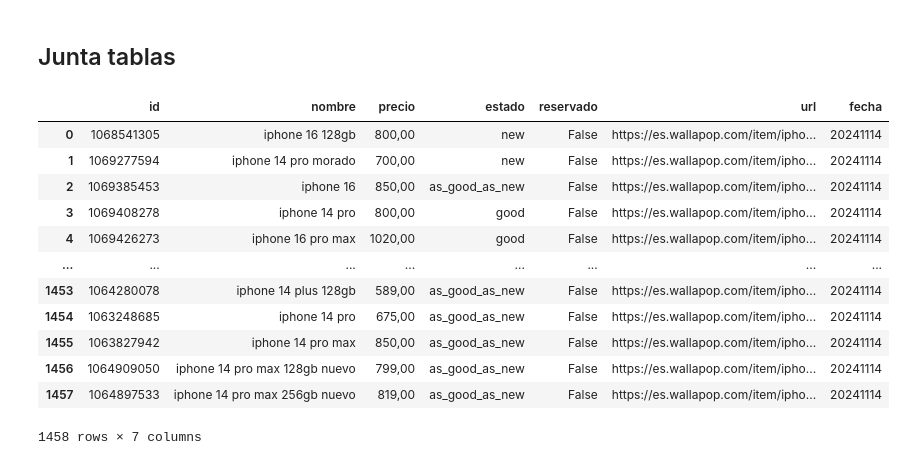
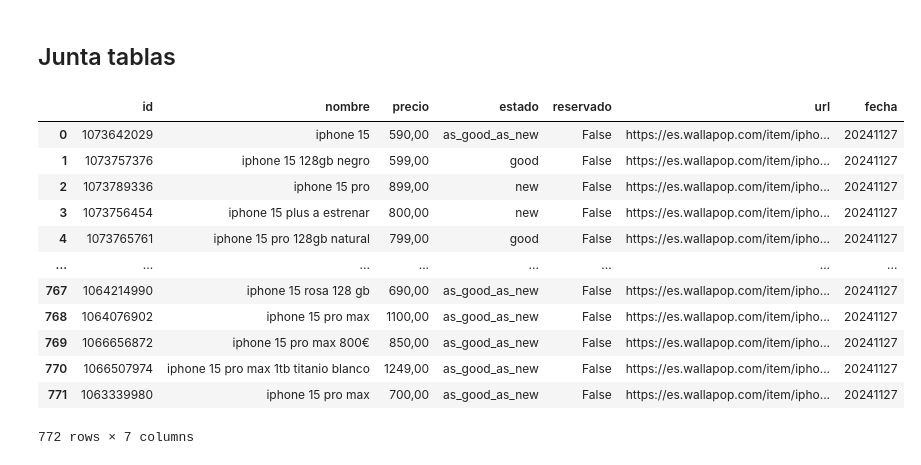
Before and after one commit to jogarman/wallapop_scrapping, a Jupyter notebook: 02_join_tables.ipynb, the cells around one changed output. Saved outputs shown, nothing was run; the diff lists cells and outputs as text; code cells hidden in the pictures.

```diff
--- a/02_join_tables.ipynb
+++ b/02_join_tables.ipynb
@@ -23,46 +24,47 @@ def read_and_join_csvs_by_date(fecha, folder_path='1_datos_raw'):
     files = os.listdir(folder_path)
 
     # Filtrar los archivos que comienzan con la fecha proporcionada
     csv_files = [f for f in files if f.startswith(fecha) and f.endswith('.csv')]
 
     # Verificar que haya más de un archivo para realizar el join
     if len(csv_files) > 1:
         # Leer los archivos con la misma fecha y añadir la columna "fecha"
         dfs = []
         for f in csv_files:
             df = pd.read_csv(os.path.join(folder_path, f))
             df['fecha'] =(fecha)  # Añadir la columna con la fecha
             dfs.append(df)
 
         # Hacer un join de todos los DataFrames de esa fecha usando outer join
         merged_df = dfs[0]
         for df in dfs[1:]:
             merged_df = merged_df.merge(df, how='outer')  # Outer join para añadir registros no coincidentes
 
         return merged_df
     else:
         print(f"No se encontraron suficientes archivos con la fecha {fecha} para hacer un join.")
         return None
 
 # Uso de la función
-fecha = '20241114'  # Fecha en formato 'yyyymmdd'
+fecha = datetime.now().strftime("%Y%m%d")
+#fecha = '20241114'  # Fecha en formato 'yyyymmdd'
 df = read_and_join_csvs_by_date(fecha)
 del df['Unnamed: 0']
 df
 # %% [output]
 |  | id | nombre | precio | estado | reservado | url | fecha |
-| 0 | 1068541305 | iphone 16 128gb | 800,00 | new | False | https://es.wallapop.com/item/ipho... | 20241114 |
-| 1 | 1069277594 | iphone 14 pro morado | 700,00 | new | False | https://es.wallapop.com/item/ipho... | 20241114 |
-| 2 | 1069385453 | iphone 16 | 850,00 | as_good_as_new | False | https://es.wallapop.com/item/ipho... | 20241114 |
-| 3 | 1069408278 | iphone 14 pro | 800,00 | good | False | https://es.wallapop.com/item/ipho... | 20241114 |
-| 4 | 1069426273 | iphone 16 pro max | 1020,00 | good | False | https://es.wallapop.com/item/ipho... | 20241114 |
+| 0 | 1073642029 | iphone 15 | 590,00 | as_good_as_new | False | https://es.wallapop.com/item/ipho... | 20241127 |
+| 1 | 1073757376 | iphone 15 128gb negro | 599,00 | good | False | https://es.wallapop.com/item/ipho... | 20241127 |
+| 2 | 1073789336 | iphone 15 pro | 899,00 | new | False | https://es.wallapop.com/item/ipho... | 20241127 |
+| 3 | 1073756454 | iphone 15 plus a estrenar | 800,00 | new | False | https://es.wallapop.com/item/ipho... | 20241127 |
+| 4 | 1073765761 | iphone 15 pro 128gb natural | 799,00 | good | False | https://es.wallapop.com/item/ipho... | 20241127 |
 | ... | ... | ... | ... | ... | ... | ... | ... |
-| 1453 | 1064280078 | iphone 14 plus 128gb | 589,00 | as_good_as_new | False | https://es.wallapop.com/item/ipho... | 20241114 |
-| 1454 | 1063248685 | iphone 14 pro | 675,00 | as_good_as_new | False | https://es.wallapop.com/item/ipho... | 20241114 |
-| 1455 | 1063827942 | iphone 14 pro max | 850,00 | as_good_as_new | False | https://es.wallapop.com/item/ipho... | 20241114 |
-| 1456 | 1064909050 | iphone 14 pro max 128gb nuevo | 799,00 | as_good_as_new | False | https://es.wallapop.com/item/ipho... | 20241114 |
-| 1457 | 1064897533 | iphone 14 pro max 256gb nuevo | 819,00 | as_good_as_new | False | https://es.wallapop.com/item/ipho... | 20241114 |
+| 767 | 1064214990 | iphone 15 rosa 128 gb | 690,00 | as_good_as_new | False | https://es.wallapop.com/item/ipho... | 20241127 |
+| 768 | 1064076902 | iphone 15 pro max | 1100,00 | as_good_as_new | False | https://es.wallapop.com/item/ipho... | 20241127 |
+| 769 | 1066656872 | iphone 15 pro max 800€ | 850,00 | as_good_as_new | False | https://es.wallapop.com/item/ipho... | 20241127 |
+| 770 | 1066507974 | iphone 15 pro max 1tb titanio blanco | 1249,00 | as_good_as_new | False | https://es.wallapop.com/item/ipho... | 20241127 |
+| 771 | 1063339980 | iphone 15 pro max | 700,00 | as_good_as_new | False | https://es.wallapop.com/item/ipho... | 20241127 |
-1458 rows × 7 columns
+772 rows × 7 columns
 # %%
 # Creo una columna en la que pongo que iphone es (14, 15 o 16..) y que tipo.
 # Gen
```
Also changed, not shown: parts of 3 cells of this notebook, 21 other files.
